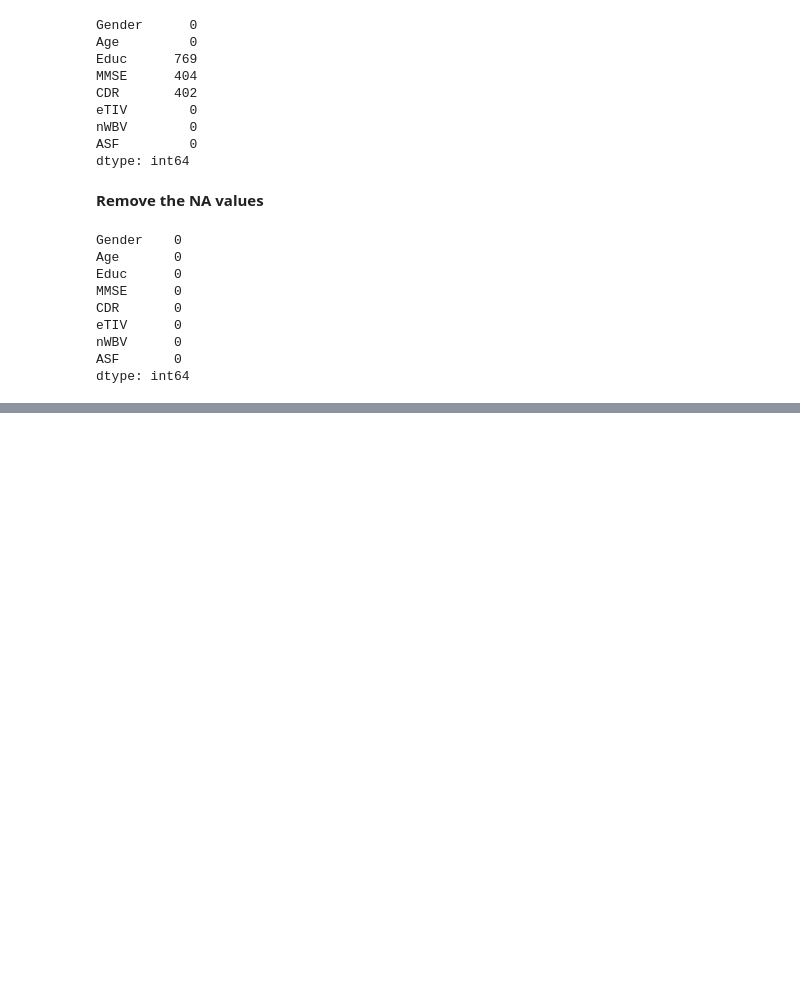
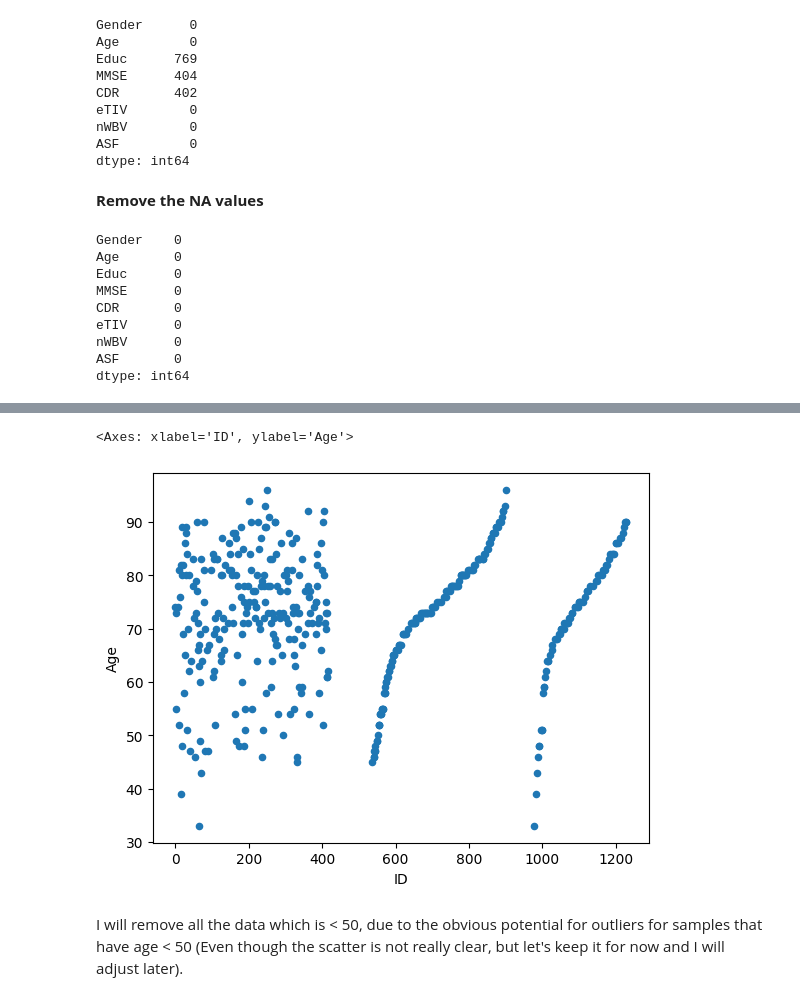
Before and after one commit to Steevei/Alzheimer-Prediction-, a Jupyter notebook: alzheimers-prediction.ipynb, the cells around one changed output, grey strips where cells are left out. Drawn from its saved outputs; the diff is of its cells as text; code cells hidden in the pictures; blank space fills up the shorter version.

```diff
--- a/alzheimers-prediction.ipynb
+++ b/alzheimers-prediction.ipynb
@@ -145,0 +224,7 @@ dtype: int64
+# %%
+final_data[['ID','Age']].plot(kind='scatter', x='ID', y='Age')
+# %% [output]
+<Axes: xlabel='ID', ylabel='Age'>
+[figure, added]
+# %% [markdown]
+I will remove all the data which is < 50, due to the obvious potential for outliers for samples that have age < 50 (Even though the scatter is not really clear, but let's keep it for now and I will adjust later).
```
Also changed, not shown: parts of 18 cells of this notebook.
